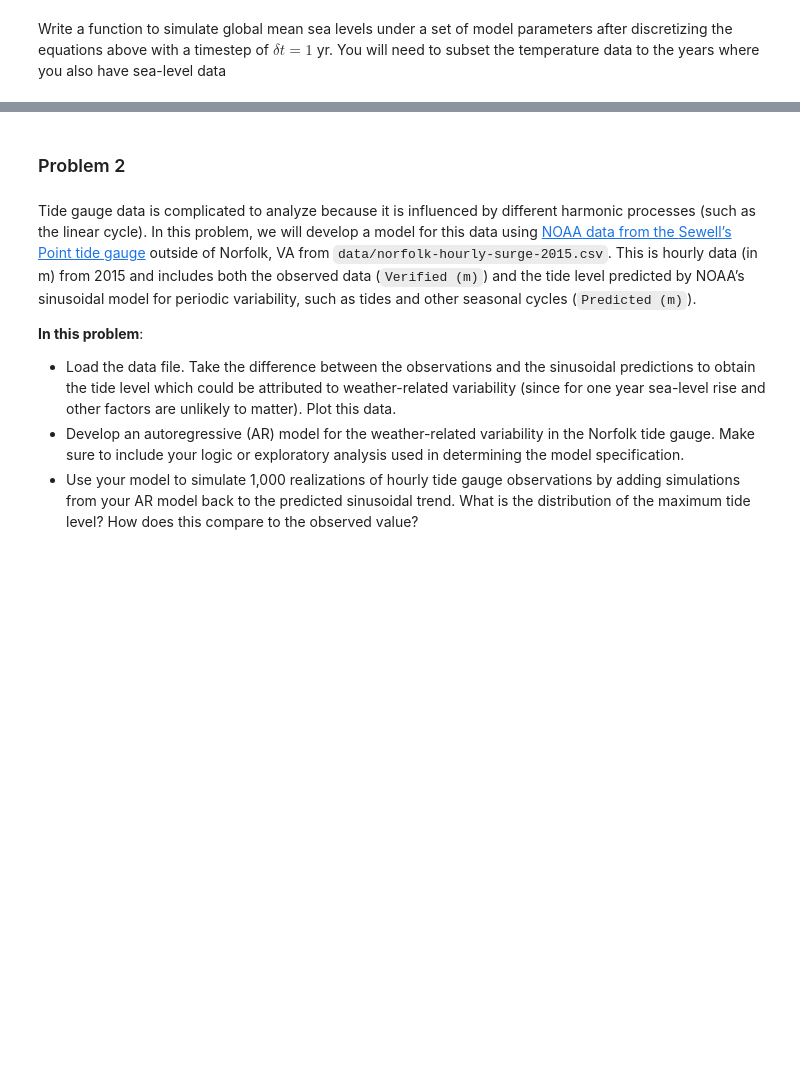
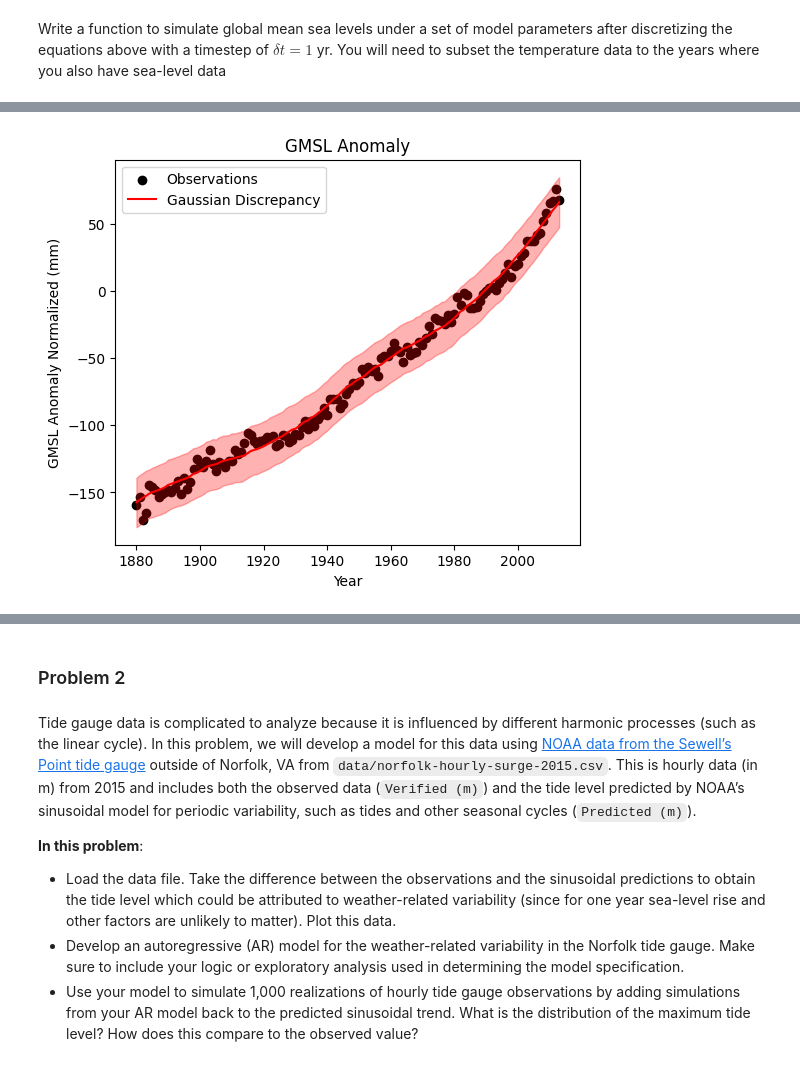
Before and after one commit to BEE4850-SP25/hw02-mcallen14, a Jupyter notebook: hw02.ipynb, the cells around one changed output, grey strips where cells are left out. Drawn from its saved outputs; the diff is of its cells as text; code cells hidden in the pictures; blank space fills up the shorter version.

```diff
--- a/hw02.ipynb
+++ b/hw02.ipynb
@@ -180,0 +247,19 @@ Write a function to simulate global mean sea levels under a set of
+# %%
+def neg_log_likelihood(params, sea_level_data = sea_filt['GMSL_anom_normalized'], sea_level_error = np.mean(sea_filt['GMSL uncertainty (mm)'])):# , m=sea_level_model_wrap):
+    # note - sigma here is standard deviation of the discrepancy term
+    a, b, tau, S0, sigma = params
+
+    sea_level_sim = sea_level_model(a, b, tau, S0, global_temp = temp_filt['temp_anom_normalized'])
+    # print(np.sqrt(sigma**2 + sea_level_error**2))
+    ll = np.sum(norm.logpdf(sea_level_data, loc=sea_level_sim, scale=np.sqrt(sigma**2 + sea_level_error**2)))
+    return -ll # return negative log likelihood
+
+lower = [-10000.0, -10000.0, 0.1, -10000.0, 0.0]
+upper = [10000.0, 10000.0, 10000.0, 10000.0, 10.0]
+p0 = [1.0, 1.0, 1.0, 1.0, 1.0]
+
+result = minimize(neg_log_likelihood, p0, bounds=list(zip(lower, upper)))
+θ_iid = result.x
+a_hat, b_hat, tau_hat, S0_hat, sigma_hat = result.x
+
+print('The paramaeter estiatmes for a, b, tau, S0, sigma are: ', θ_iid)
@@ -180,0 +476,32 @@ Write a function to simulate global mean sea levels under a set of
+# %%
+# Python equivalent from chatgpt (openai, 2025) - modified to use for this problem:
+# num samples
+n_samples = 10_000
+
+# Simulate IID best fit
+gmsl_iid = sea_level_model(a_hat, b_hat, tau_hat, S0_hat, global_temp = temp_filt['temp_anom_normalized'])
+
+# Simulate projections with discrepancy and errors
+gmsl_iid_proj = np.zeros((n_samples, len(sea_filt["GMSL uncertainty (mm)"])))
+
+for i in range(len(sea_filt["GMSL uncertainty (mm)"])):
+    #gmsl_iid_err = np.random.normal(0, np.sqrt(θ_iid[-1]**2 + sea_filt["GMSL uncertainty (mm)"][i]**2), n_samples)
+    gmsl_iid_err = np.random.normal(0, np.sqrt(sigma_hat**2 + np.mean(sea_filt["GMSL uncertainty (mm)"])**2), n_samples)
+    gmsl_iid_proj[:, i] = gmsl_iid[i] + gmsl_iid_err
+
+# Calculate quantiles
+gmsl_iid_q = np.quantile(gmsl_iid_proj, [0.05, 0.5, 0.95], axis=0)
+# gmsl_iid_q = np.quantile(gmsl_iid_proj, [0.20, 0.5, 0.80], axis=0)
+
+# Plot results
+plt.figure(figsize=(6, 5))
+plt.scatter(sea_filt['Time'], sea_filt['GMSL_anom_normalized'], color='black', label="Observations")
+plt.plot(sea_filt['Time'], gmsl_iid_q[1, :], color='red', label="Gaussian Discrepancy")
+plt.fill_between(sea_filt['Time'], gmsl_iid_q[0, :], gmsl_iid_q[2, :], color='red', alpha=0.3)
+plt.xlabel("Year")
+plt.ylabel("GMSL Anomaly Normalized (mm)")
+plt.title("GMSL Anomaly")
+plt.legend()
+plt.show()
+# %% [output]
+[figure, added]
```
Also changed, not shown: parts of 85 cells of this notebook.
